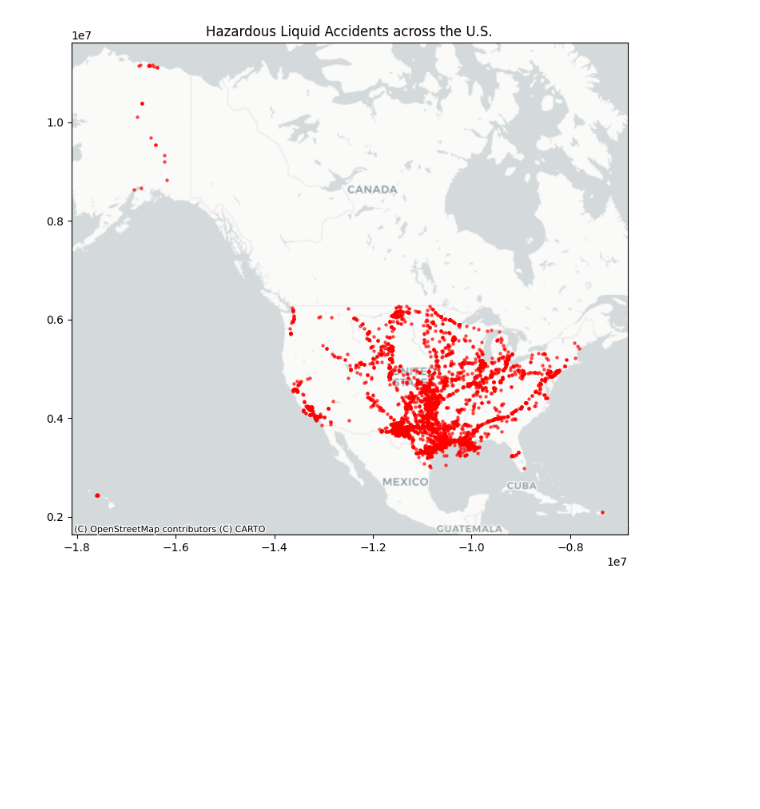
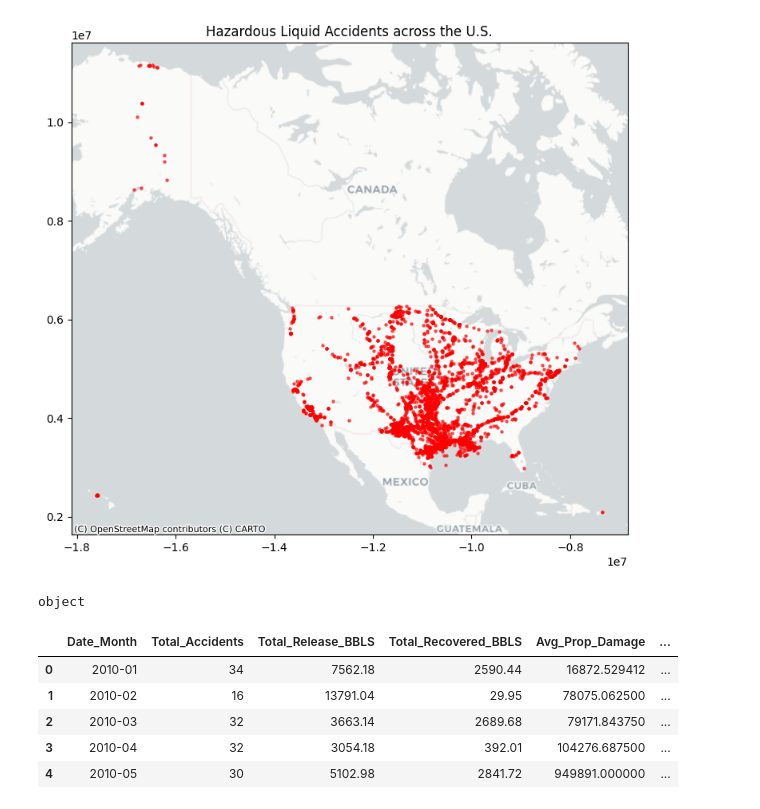
Before and after one commit to btokoli/Forecasting-Refinery-Throughput-Disruptions-via-Midstream-Pipeline-Incident-Analysis, a Jupyter notebook: notebooks/EDA_cleaning.ipynb, the cells around one changed output. Drawn from its saved outputs; the diff is of its cells as text; code cells hidden in the pictures; blank space fills up the shorter version.

```diff
--- a/notebooks/EDA_cleaning.ipynb
+++ b/notebooks/EDA_cleaning.ipynb
@@ -452,0 +491,40 @@ plt.show()
+# %%
+print(accidents["LOCAL_DATETIME"].dtype)
+# %% [output]
+object
+# %%
+accidents['LOCAL_DATETIME'] = pd.to_datetime(accidents['LOCAL_DATETIME'])
+accidents["Date_Month"]= accidents["LOCAL_DATETIME"].dt.to_period('M')
+
+monthly_accidents = (
+    accidents.groupby('Date_Month', as_index=False)
+    .agg({
+        'LOCAL_DATETIME': 'count',            # Number of accidents
+        'UNINTENTIONAL_RELEASE_BBLS': 'sum',  # Total volume spilled
+        'RECOVERED_BBLS': 'sum',              # Total volume recovered
+        'EST_COST_PROP_DAMAGE': 'mean',       # Average property damage
+        'EST_COST_ENVIRONMENTAL': 'mean',     # Average environmental cost
+        'FATALITY_IND': 'sum',                # Total fatalities
+        'INJURY_IND': 'sum'                   # Total injuries
+    })
+)
+
+# Renaming columns for clarity
+monthly_accidents.rename(columns={
+    'LOCAL_DATETIME': 'Total_Accidents',
+    'UNINTENTIONAL_RELEASE_BBLS': 'Total_Release_BBLS',
+    'RECOVERED_BBLS': 'Total_Recovered_BBLS',
+    'EST_COST_PROP_DAMAGE': 'Avg_Prop_Damage',
+    'EST_COST_ENVIRONMENTAL': 'Avg_Env_Damage',
+    'FATALITY_IND': 'Total_Fatalities',
+    'INJURY_IND': 'Total_Injuries'
+}, inplace=True)
+# %%
+monthly_accidents.head()
+# %% [output]
+|  | Date_Month | Total_Accidents | Total_Release_BBLS | Total_Recovered_BBLS | Avg_Prop_Damage | ... |
+| 0 | 2010-01 | 34 | 7562.18 | 2590.44 | 16872.529412 | ... |
+| 1 | 2010-02 | 16 | 13791.04 | 29.95 | 78075.062500 | ... |
+| 2 | 2010-03 | 32 | 3663.14 | 2689.68 | 79171.843750 | ... |
+| 3 | 2010-04 | 32 | 3054.18 | 392.01 | 104276.687500 | ... |
+| 4 | 2010-05 | 30 | 5102.98 | 2841.72 | 949891.000000 | ... |
```
Also changed, not shown: parts of 3 cells of this notebook.
